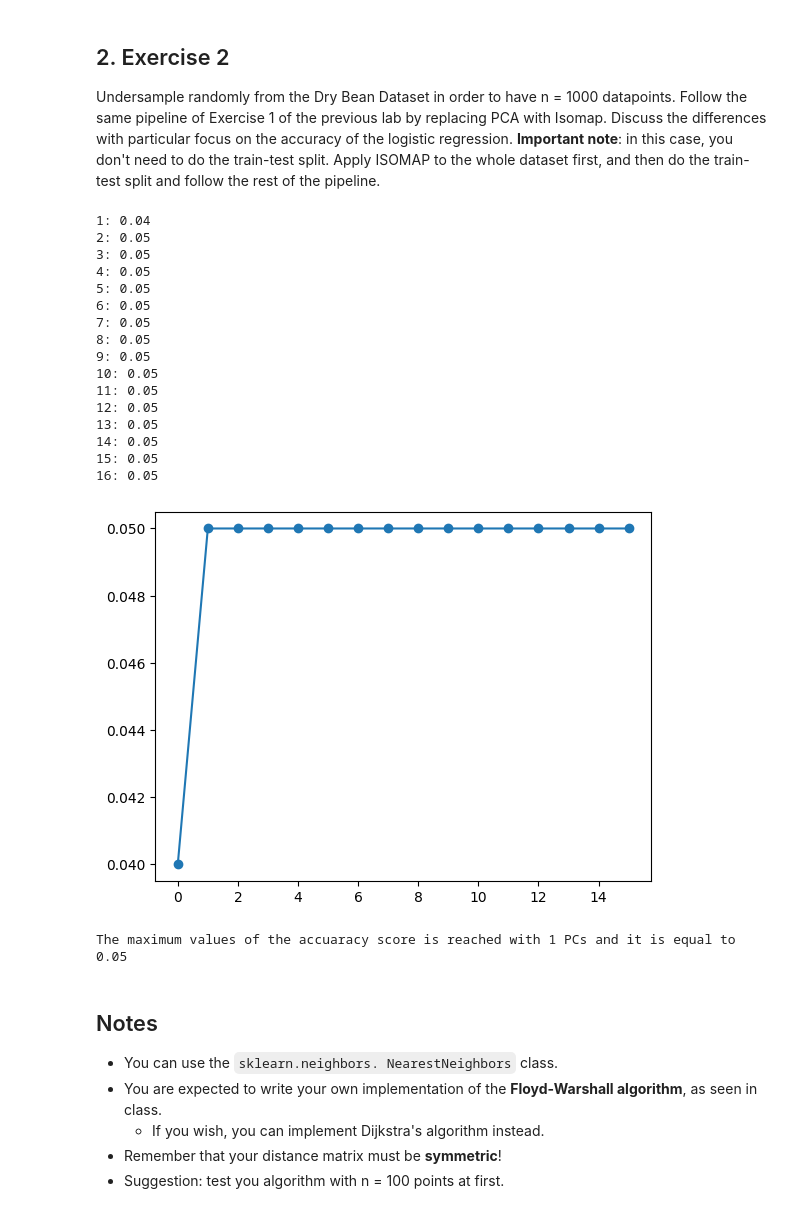
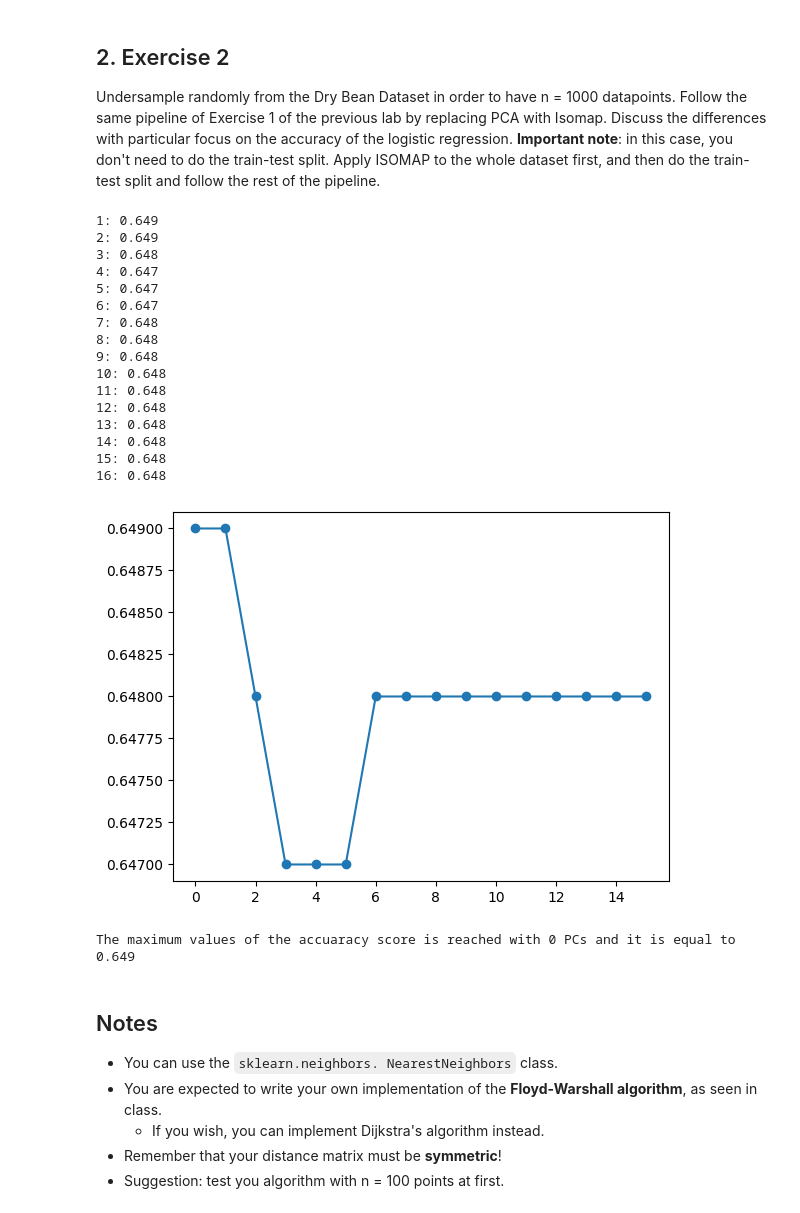
Before and after one commit to alequerenghi/unsupervised_learning, a Jupyter notebook: ex3.ipynb, the cells around one changed output. Drawn from its saved outputs; the diff is of its cells as text; code cells hidden in the pictures.

```diff
--- a/ex3.ipynb
+++ b/ex3.ipynb
@@ -62,47 +62,48 @@ beans = pd.read_excel('Unsupervised_Learning_2024/Datasets/Dry_Bean_Dataset.xlsx
 # %%
 samples = beans.sample(1000)
 y = np.array(samples['Class'])
 encoder = OrdinalEncoder()
 encoder.fit(y.reshape(-1, 1))
 y = encoder.transform(y.reshape(-1, 1))
 x = np.array(samples.drop('Class', axis=1))
-x_train, x_test, y_train, y_test = train_test_split(x, y, train_size=0.8)
-x_train = (x_train-x_train.mean())/x_train.std()
-x_test=(x_test-x_test.mean())/x_test.std()
+#x_train, x_test, y_train, y_test = train_test_split(x, y, train_size=0.8)
+#x_train = (x_train-x_train.mean())/x_train.std()
+#x_test=(x_test-x_test.mean())/x_test.std()
 isomap = Isomap('dijkstra', n_neighbors=20, n_features=16)
-x_iso = isomap.fit_transform(x_train)
+x = (x-x.mean())/x.std()
+x_iso = isomap.fit_transform(x)#x_train)
 
 score = []
 for i in range(x_iso.shape[1]):
     model = LogisticRegression(max_iter=1000)
-    model.fit(x_iso[:, :i+1], y_train.ravel())
-    x_test_pca = isomap.fit_transform(x_test)
+    model.fit(x_iso[:, :i+1], y.ravel())#y_train.ravel())
+    x_test_pca = isomap.fit_transform(x)#x_test)
     x_test_pca = x_test_pca[:, :i+1]
     y_pred = model.predict(x_test_pca)
-    print(f"{i+1}: {model.score(x_test_pca, y_test)}")
-    score.append(model.score(x_test_pca, y_test))
+    print(f"{i+1}: {model.score(x_test_pca, y)}")#y_test)}")
+    score.append(model.score(x_test_pca, y))#y_test))
 plt.plot(score, "o-")
 plt.show()
 print(f"The maximum values of the accuaracy score is reached with {np.argmax(score)} PCs and it is equal to {np.max(score)}")
 # %% [output]
-1: 0.04
-2: 0.05
-3: 0.05
-4: 0.05
-5: 0.05
-6: 0.05
-7: 0.05
-8: 0.05
-9: 0.05
-10: 0.05
-11: 0.05
-12: 0.05
-13: 0.05
-14: 0.05
-15: 0.05
-16: 0.05
+1: 0.649
+2: 0.649
+3: 0.648
+4: 0.647
+5: 0.647
+6: 0.647
+7: 0.648
+8: 0.648
+9: 0.648
+10: 0.648
+11: 0.648
+12: 0.648
+13: 0.648
+14: 0.648
+15: 0.648
+16: 0.648
-[figure, old version]
+[figure, new version]
-The maximum values of the accuaracy score is reached with 1 PCs and it is equal to 0.05
+The maximum values of the accuaracy score is reached with 0 PCs and it is equal to 0.649
 # %% [markdown]
 ## Notes
 - You can use the `sklearn.neighbors. NearestNeighbors` class.
```
Also changed, not shown: parts of 1 cell of this notebook, 1 other file.
